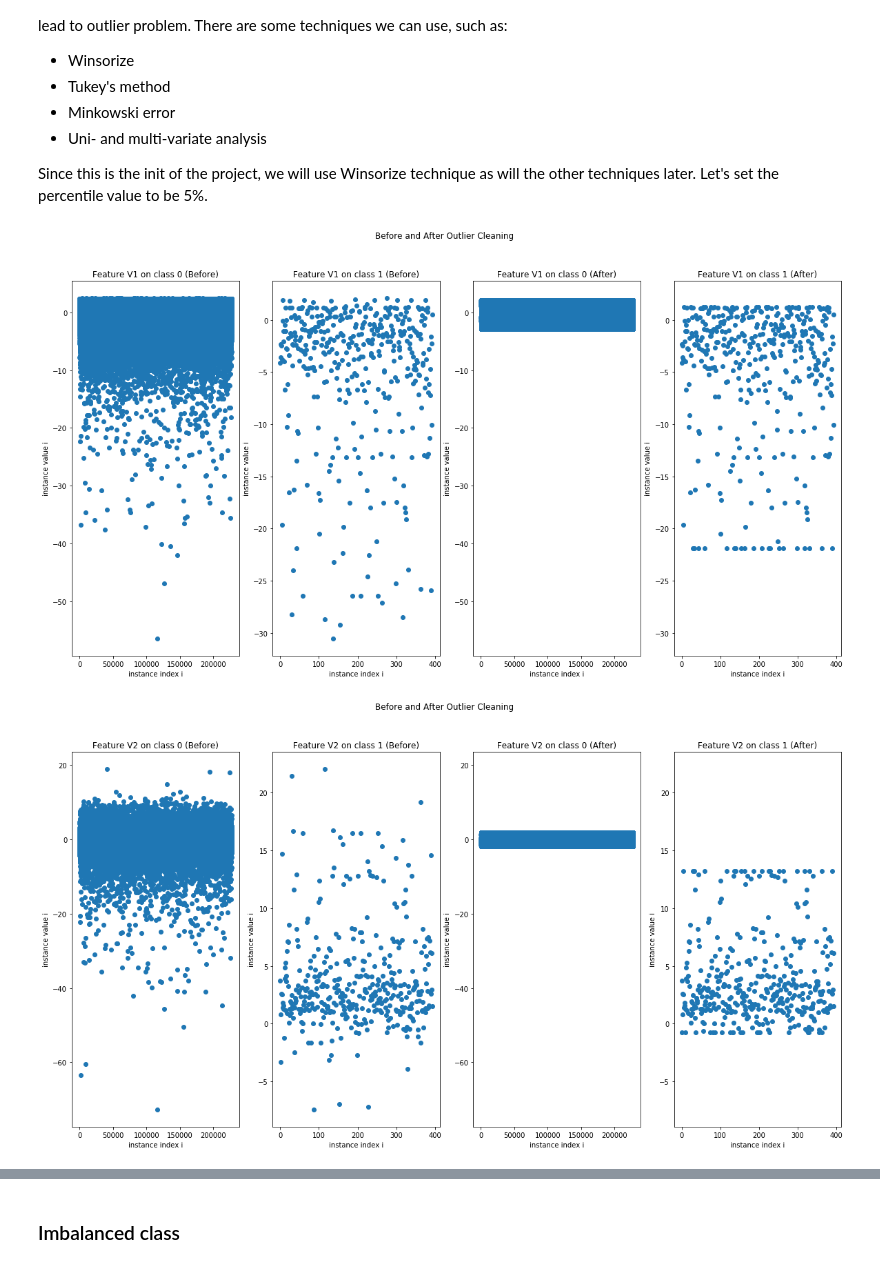
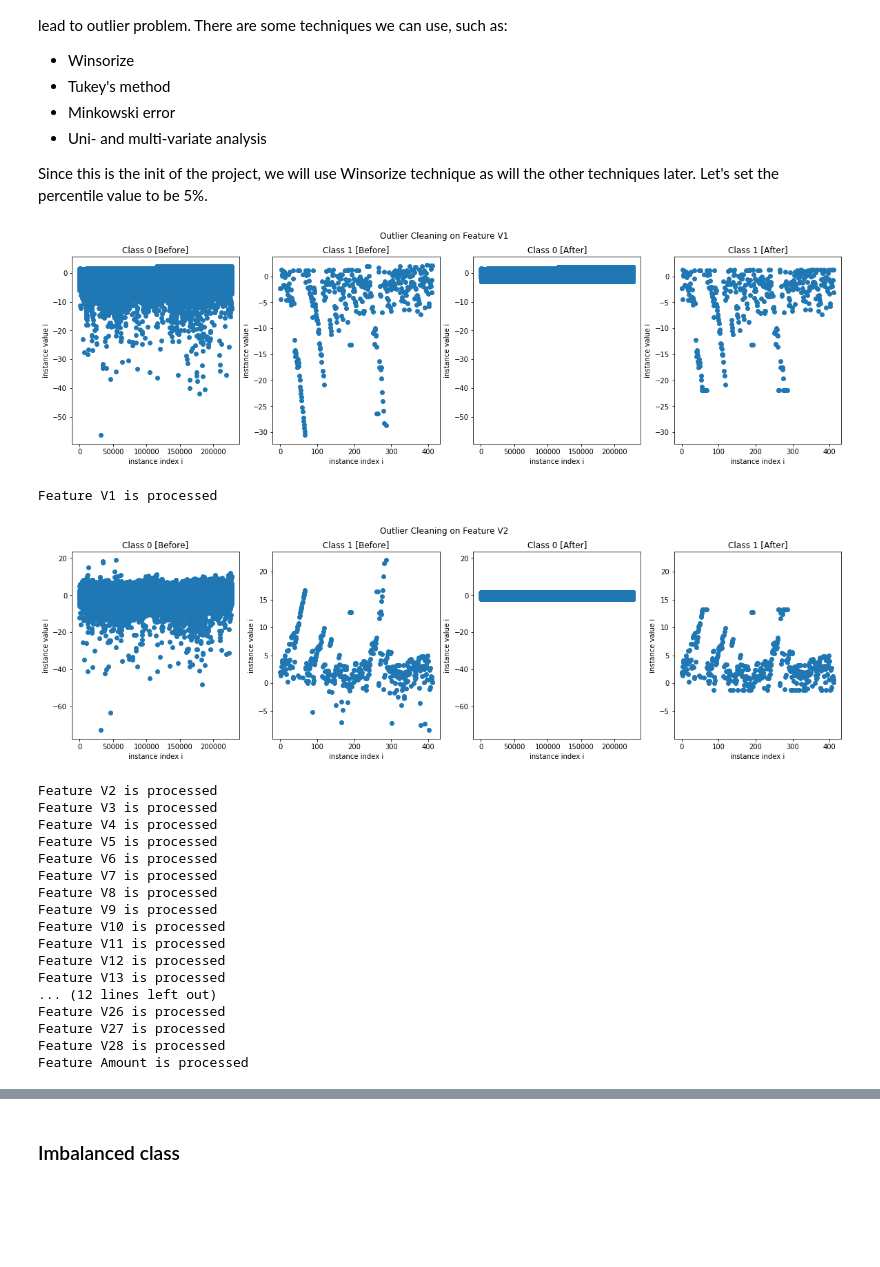
Before and after one commit to Irainia/mika, a Jupyter notebook: Credit Card Fraud Detection.ipynb, the cells around one changed output, grey strips where cells are left out. Cells and saved outputs as stored; diff of their text form; code cells hidden in the pictures; blank space fills up the shorter version.

Commit message:
update: fix performance issue when outlier cleaning

```diff
--- a/Credit Card Fraud Detection.ipynb
+++ b/Credit Card Fraud Detection.ipynb
@@ -36,0 +40,5 @@ data.head()
+# %%
+if 'Time' in data:
+    data = data.drop(columns=['Time'])
+data['Amount'] = StandardScaler().fit_transform(np.array(data['Amount']).reshape(-1,1))
+data.head()
@@ -38,6 +54,8 @@ data.head()
 Since the data contains class, we will create model using classification algorithm. But, before we do that, in this project we will split the data into two parts based on portion. The part with higher portion will be treated as *data set* while the other is treated as *data evaluation*. Let's set the portion to be 80% for data set and 20% for data evaluation.
 # %%
 data_set, data_evaluation = train_test_split(data, test_size = evaluation_portion)
+data_set = data_set.sort_index()
+data_evaluation = data_evaluation.sort_index()
 # %% [markdown]
 ### Draw Figure
 
@@ -54,19 +72,19 @@ for i in range(len(name_of_class)):
     class_ix[name_of_class[i]] = [j for j in range(len(data_set)) if data_set.iloc[j,-1] == name_of_class[i]]
     data_ix[name_of_class[i]] = [j for j in range(len(data_set)) if data_set.iloc[j,-1] == name_of_class[i]]
 for i in range(len(feature_names)):
-    if i == 0 or i == len(feature_names)-1:
+    if i == len(feature_names)-1:
         continue
-    if i > limit_figure:
+    if i >= limit_figure:
         break
     fig = plt.figure(figsize=[20, 5])
-    fig.suptitle('Figure of Data for Each Class')
+    fig.suptitle('Data on Feature {0}'.format(feature_names[i]))
     for j in range(len(name_of_class)):
         y_raw = data_set.iloc[class_ix[name_of_class[j]],i]
         x = data_ix[name_of_class[j]]
         position = int('1{0}{1}'.format(len(name_of_class),j+1))
         ax = fig.add_subplot(position)
         ax.scatter(x, y_raw)
-        ax.set_title('Feature {0} on class {1}'.format(feature_names[i], name_of_class[j]))
+        ax.set_title('Class {0}'.format(name_of_class[j]))
         ax.set_xlabel('instance index i')
         ax.set_ylabel('instance value i')
     plt.show()
@@ -85,61 +103,69 @@ As we can see from the figures above, there are some values that's way lower or
 
 Since this is the init of the project, we will use Winsorize technique as will the other techniques later. Let's set the percentile value to be 5%.
 # %%
-limit_figure = 3
+limit_figure = 2
 
 name_of_class, number_of_class = np.unique(data_set.iloc[:,-1], return_counts = True)
 feature_names = list(data_set)
 class_ix = {}
 data_ix = {}
 for i in range(len(name_of_class)):
     class_ix[name_of_class[i]] = [j for j in range(len(data_set)) if data_set.iloc[j,-1] == name_of_class[i]]
     data_ix[name_of_class[i]] = [j for j in range(len(class_ix[name_of_class[i]]))]
 
-class_1_data = {}
-select_ix = [True]*len(data_ix[0])
+data_set_outlier_cleaned = data_set.copy()
 for i in range(len(feature_names)):
-    if i == 0 or i == len(feature_names)-1:
-        continue
+    if i == len(feature_names)-1:
+        break
+    temp_data = np.array(data_set_outlier_cleaned.loc[:,feature_names[i]])
     if i < limit_figure:
-        fig = plt.figure(figsize=[20,10])
-        fig.suptitle('Before and After Outlier Cleaning')
+        fig = plt.figure(figsize=[20,5])
+        fig.suptitle('Outlier Cleaning on Feature {0}'.format(feature_names[i]))
     for j in range(len(name_of_class)):
-        y_raw = data_set.iloc[class_ix[name_of_class[j]],i]
+        y_raw = temp_data[class_ix[name_of_class[j]]]
         x = data_ix[name_of_class[j]]
-
         if i < limit_figure:
             position = int('1{0}{1}'.format(len(name_of_class)*2,j+1))
             ax0 = fig.add_subplot(position)
             ax0.scatter(x, y_raw)
-            ax0.set_title('Feature {0} on class {1} (Before)'.format(feature_names[i], name_of_class[j]))
+            ax0.set_title('Class {0} [Before]'.format(name_of_class[j]))
             ax0.set_xlabel('instance index i')
             ax0.set_ylabel('instance value i')
-
         y_cleaned = scipy.stats.mstats.winsorize(y_raw, limits = outlier_percentile)
         if i < limit_figure:
             position = int('1{0}{1}'.format(len(name_of_class)*2,j+1+len(name_of_class)))
             ax1 = fig.add_subplot(position, sharey = ax0)
             ax1.scatter(x, y_cleaned)
-            ax1.set_title('Feature {0} on class {1} (After)'.format(feature_names[i], name_of_class[j]))
+            ax1.set_title('Class {0} [After]'.format(name_of_class[j]))
             ax1.set_xlabel('instance index i')
             ax1.set_ylabel('instance value i')
-
-        if j == 0:
-            y_compare = y_raw == y_cleaned
-            select_ix &= y_compare
-        else:
-            class_1_data[feature_names[i]] = y_cleaned
+        temp_data[class_ix[name_of_class[j]]] = y_cleaned
+    del data_set_outlier_cleaned[feature_names[i]]
+    data_set_outlier_cleaned[feature_names[i]] = temp_data
     if i < limit_figure:
         plt.show()
         del fig
-class_0_ix = [class_ix[name_of_class[0]][k] for k in range(len(select_ix)) if select_ix.iloc[k]]
-class_0_data = data_set.iloc[class_0_ix,:]
-
-temp_class_1_data = pd.DataFrame(data_set.iloc[class_ix[name_of_class[1]]])
-for i in class_1_data:
-    temp_class_1_data[i] = class_1_data[i]
-data_set_undersampled = class_0_data.append(temp_class_1_data, ignore_index=True).dropna().reset_index()
-del class_0_data, class_0_ix, temp_class_1_data
+    print('Feature {0} is processed'.format(feature_names[i]))
+data_set_outlier_cleaned = data_set_outlier_cleaned.reset_index()
+del data_set_outlier_cleaned['index']
 # %% [output]
-[figure, old version]
+[figure, new version]
+Feature V1 is processed
-[figure, old version]
+[figure, new version]
+Feature V2 is processed
+Feature V3 is processed
+Feature V4 is processed
+Feature V5 is processed
+Feature V6 is processed
+Feature V7 is processed
+Feature V8 is processed
+Feature V9 is processed
+Feature V10 is processed
+Feature V11 is processed
+Feature V12 is processed
+Feature V13 is processed
+... (12 lines left out)
+Feature V26 is processed
+Feature V27 is processed
+Feature V28 is processed
+Feature Amount is processed
```
Also changed, not shown: parts of 6 cells of this notebook.
